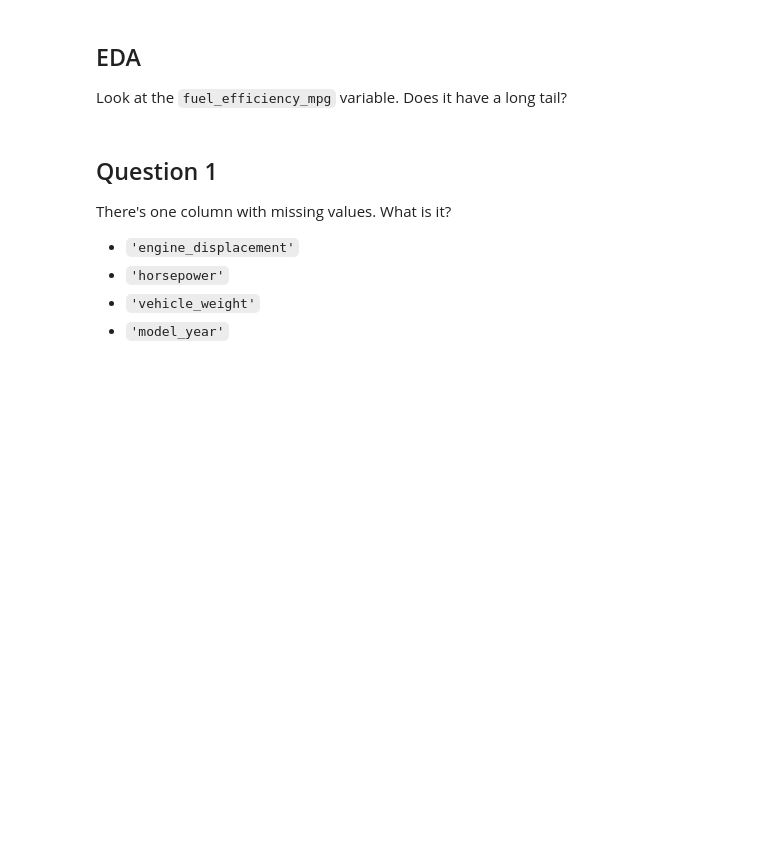
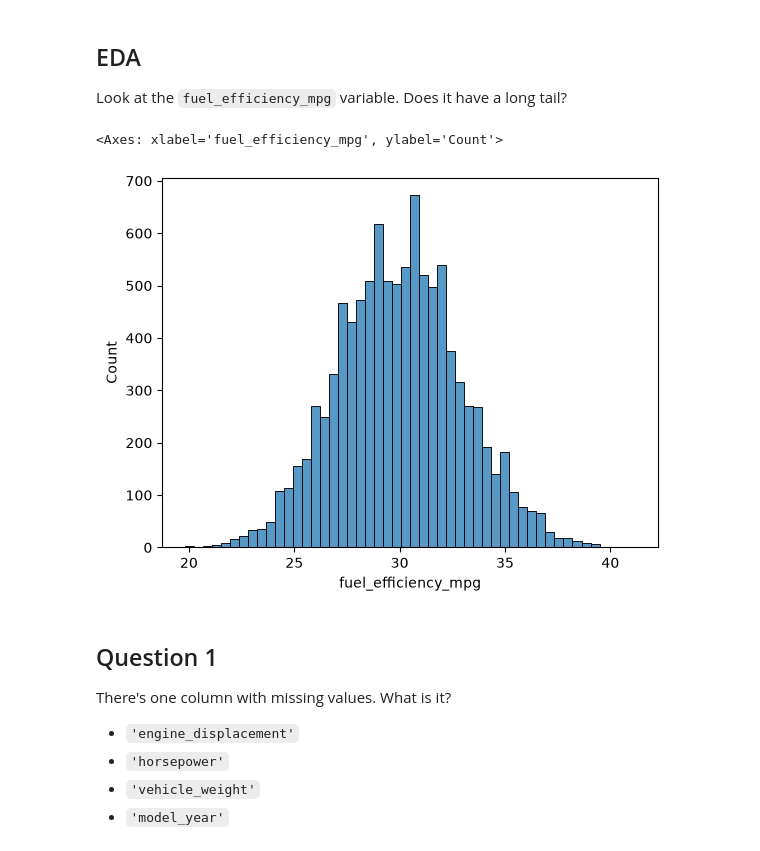
Before and after one commit to IgnaciocefisDataTalksClubCamps/machine-learning-zoomcamp, a Jupyter notebook: homework/week_02.ipynb, the cells around one changed output. Drawn from its saved outputs; the diff is of its cells as text; code cells hidden in the pictures; blank space fills up the shorter version.

```diff
--- a/homework/week_02.ipynb
+++ b/homework/week_02.ipynb
@@ -33,6 +43,11 @@ df.head()
 ## EDA
 
 Look at the `fuel_efficiency_mpg` variable. Does it have a long tail?
+# %%
+sns.histplot(df["fuel_efficiency_mpg"], bins=50)
+# %% [output]
+<Axes: xlabel='fuel_efficiency_mpg', ylabel='Count'>
+[figure, added]
 # %% [markdown]
 ## Question 1
 
```
Also changed, not shown: parts of 13 cells of this notebook.
